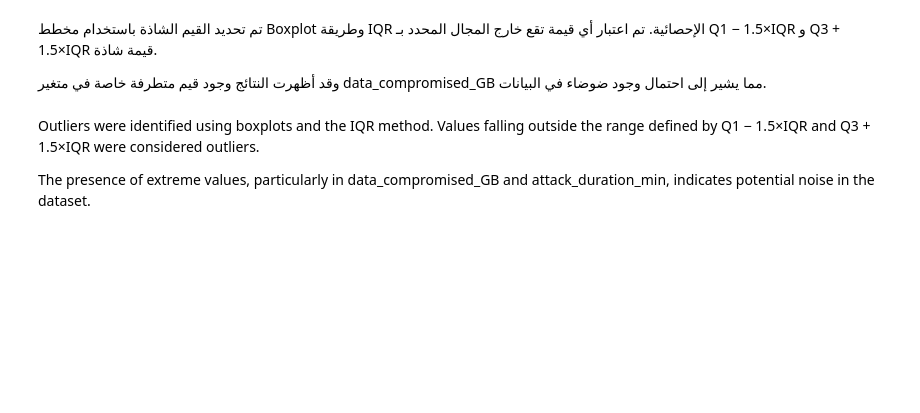
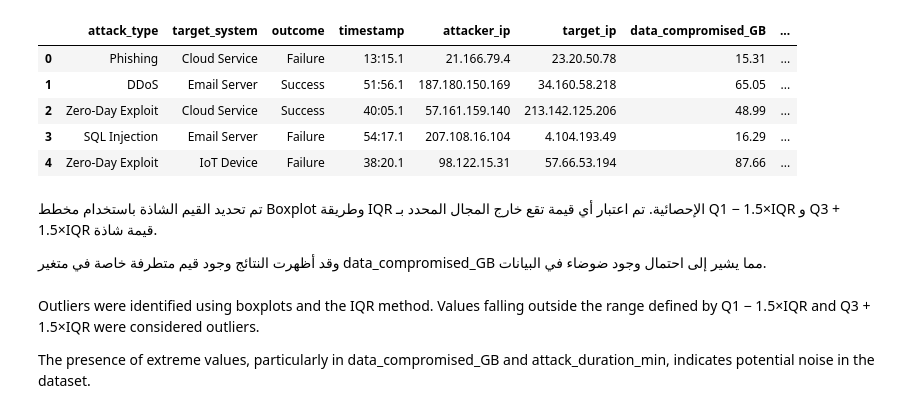
Before and after one commit to noor-gh06/Cybercrime-DataMining, a Jupyter notebook: Phase2.ipynb, the cells around one changed output. Saved outputs shown, nothing was run; the diff lists cells and outputs as text; code cells hidden in the pictures; blank space fills up the shorter version.

```diff
--- a/Phase2.ipynb
+++ b/Phase2.ipynb
@@ -9,8 +3,15 @@ KeyboardInterrupt:
 # %%
 import pandas as pd
 
-df = pd.read_csv("cybersecurity_large_synthesized_data 2.csv")
+df = pd.read_csv("Cyber Crimes Dataset.csv")
 df.head()
+# %% [output]
+|  | attack_type | target_system | outcome | timestamp | attacker_ip | target_ip | data_compromised_GB | ... |
+| 0 | Phishing | Cloud Service | Failure | 13:15.1 | 21.166.79.4 | 23.20.50.78 | 15.31 | ... |
+| 1 | DDoS | Email Server | Success | 51:56.1 | 187.180.150.169 | 34.160.58.218 | 65.05 | ... |
+| 2 | Zero-Day Exploit | Cloud Service | Success | 40:05.1 | 57.161.159.140 | 213.142.125.206 | 48.99 | ... |
+| 3 | SQL Injection | Email Server | Failure | 54:17.1 | 207.108.16.104 | 4.104.193.49 | 16.29 | ... |
+| 4 | Zero-Day Exploit | IoT Device | Failure | 38:20.1 | 98.122.15.31 | 57.66.53.194 | 87.66 | ... |
 # %%
 df.info()
 # %%
```
Also changed, not shown: parts of 4 cells of this notebook.
